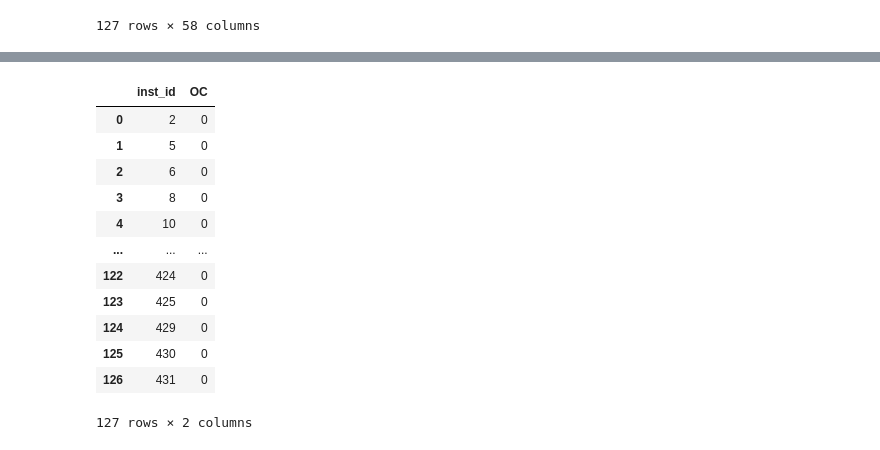
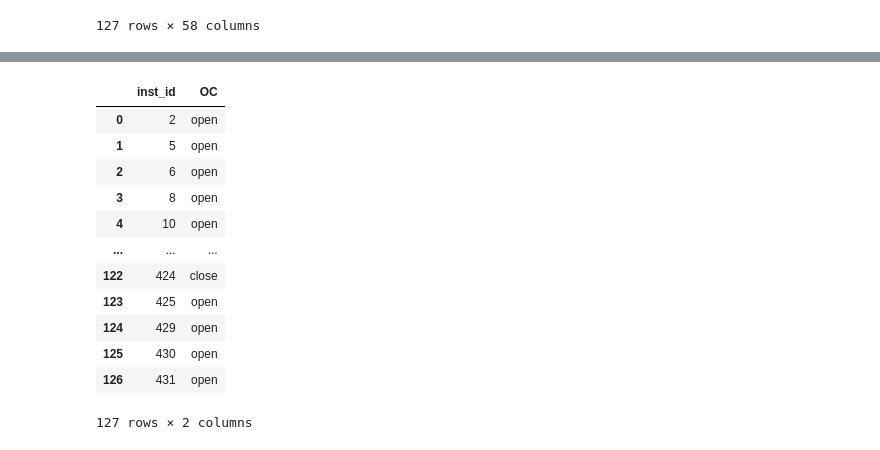
Before and after one commit to hhh6593/Dacon, a Jupyter notebook: Dacon_project_notebook.ipynb, the cells around one changed output, grey strips where cells are left out. Saved outputs shown, nothing was run; the diff lists cells and outputs as text; code cells hidden in the pictures.

```diff
--- a/Dacon_project_notebook.ipynb
+++ b/Dacon_project_notebook.ipynb
@@ -38,0 +140,3 @@ test
+# %%
+alldata2=alldata.drop(['inst_id','OC','sido','sgg','openDate','instkind','ownerChange','employee1','employee2'], axis=1)
+alldata2
@@ -38,0 +157,3 @@ test
+# %%
+alldata3=alldata2.fillna(-1)
+alldata3
@@ -38,0 +174,3 @@ test
+# %%
+train2=alldata3[:len(train)]
+test2=alldata3[len(train):]
@@ -38,0 +217,5 @@ test
+# %%
+from sklearn.ensemble import RandomForestClassifier
+rf=RandomForestClassifier(n_jobs=-1)
+rf.fit(train2, train['OC'])
+result=rf.predict(test2)
@@ -39,17 +270,18 @@ test
 # %%
-sub=pd.read_csv('submission_sample.csv') #sub 셋 불러오기
+sub=pd.read_csv('submission_sample.csv')
+sub['OC']=result
 sub
 # %% [output]
 |  | inst_id | OC |
-| 0 | 2 | 0 |
-| 1 | 5 | 0 |
-| 2 | 6 | 0 |
-| 3 | 8 | 0 |
-| 4 | 10 | 0 |
+| 0 | 2 | open |
+| 1 | 5 | open |
+| 2 | 6 | open |
+| 3 | 8 | open |
+| 4 | 10 | open |
 | ... | ... | ... |
-| 122 | 424 | 0 |
-| 123 | 425 | 0 |
-| 124 | 429 | 0 |
-| 125 | 430 | 0 |
-| 126 | 431 | 0 |
+| 122 | 424 | close |
+| 123 | 425 | open |
+| 124 | 429 | open |
+| 125 | 430 | open |
+| 126 | 431 | open |
 127 rows × 2 columns
```
Also changed, not shown: parts of 16 cells of this notebook.
